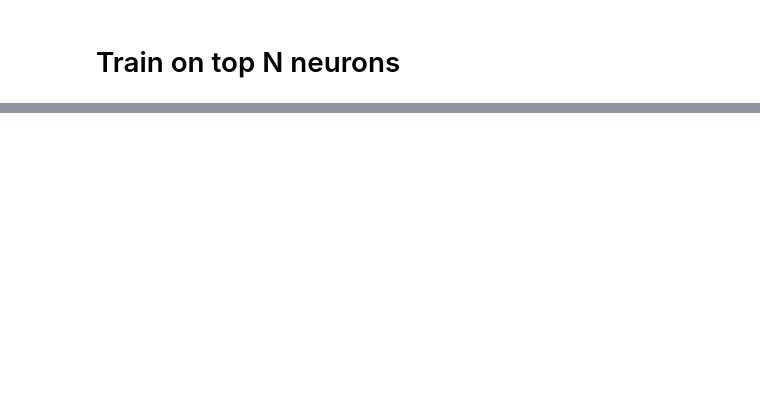
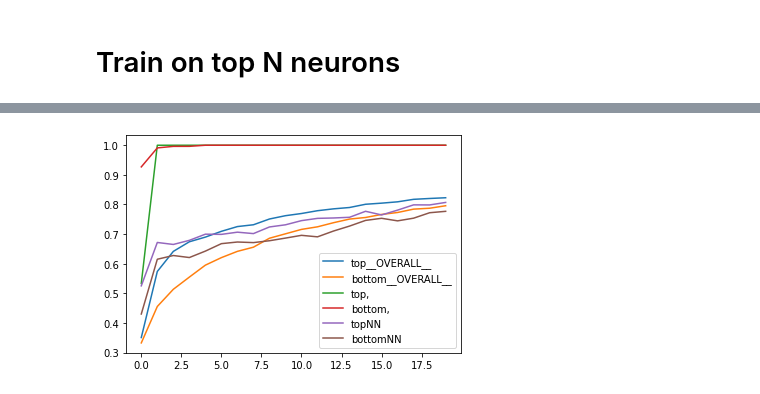
Before and after one commit to alephpi/student, a Jupyter notebook: final_assignment/End to End Example.ipynb, the cells around one changed output, grey strips where cells are left out. Saved outputs shown, nothing was run; the diff lists cells and outputs as text; code cells hidden in the pictures; blank space fills up the shorter version.

```diff
--- a/final_assignment/End to End Example.ipynb
+++ b/final_assignment/End to End Example.ipynb
@@ -388,0 +318,2 @@ print(get_top_words(tokens, activations, 0))
+# %%
+scores_from_bottom = compute_score('bottom')
@@ -388,0 +363,2 @@ print(get_top_words(tokens, activations, 0))
+# %%
+labels = ['__OVERALL__', ',', 'NN']
@@ -388,0 +367,13 @@ print(get_top_words(tokens, activations, 0))
+# %%
+df_top = pd.DataFrame.from_dict(scores_from_top)
+# %%
+df_bottom = pd.DataFrame.from_dict(scores_from_bottom)
+# %%
+ax = plt.subplot()
+for label in labels:
+    ax.plot(df_top[label], label = 'top'+label)
+    ax.plot(df_bottom[label], label = 'bottom'+label)
+plt.legend()
+plt.savefig('accuracy.png')
+# %% [output]
+[figure, added]
```
Also changed, not shown: parts of 30 cells of this notebook, 1 other file.
